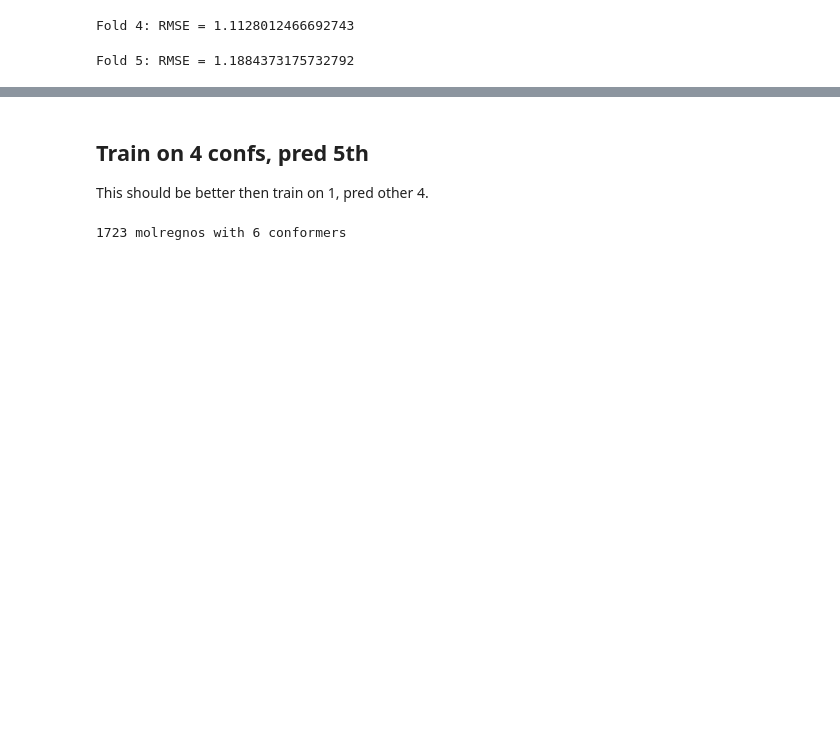
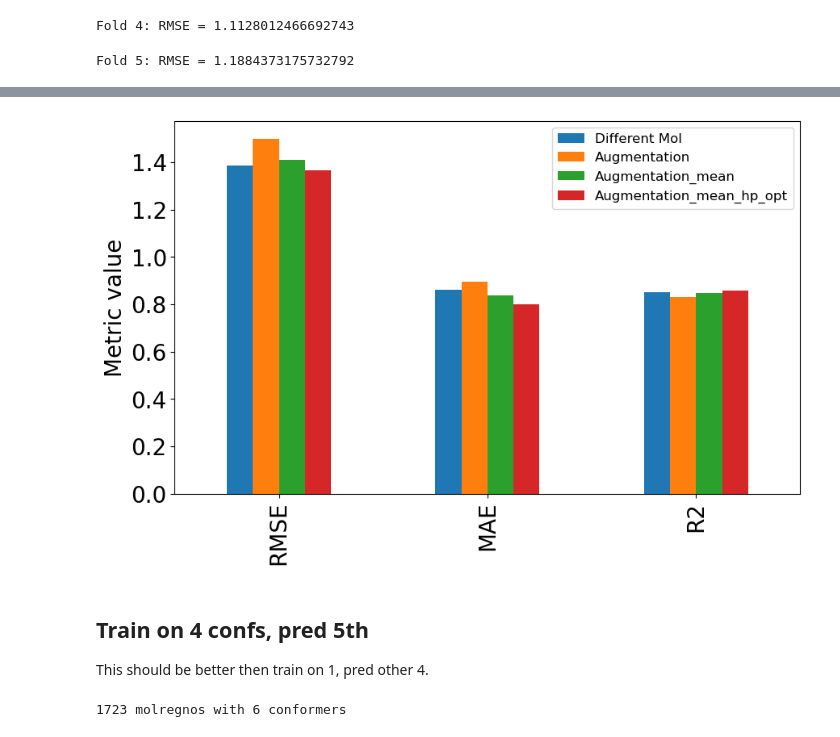
Before and after one commit to Cschiebroek/mdfptools, a Jupyter notebook: carl/Experiments_result_analysis/002_Starting_from_more_conformers.ipynb, the cells around one changed output, grey strips where cells are left out. Cells and saved outputs as stored; diff of their text form; code cells hidden in the pictures; blank space fills up the shorter version.

```diff
--- a/carl/Experiments_result_analysis/002_Starting_from_more_conformers.ipynb
+++ b/carl/Experiments_result_analysis/002_Starting_from_more_conformers.ipynb
@@ -470,3 +484,10 @@ Highest R2: Same Mol Averaged 0.96
+# %%
+df_new_mol.plot(kind='bar', figsize=(10,6), fontsize=20,ylabel='Metric value')
+plt.ylabel('Metric value', fontsize=20)
+plt.legend(fontsize=12)
+plt.show()
+# %% [output]
+[figure, added]
 # %% [markdown]
 ## Train on 4 confs, pred 5th
 This should be better then train on 1, pred other 4.
```
Also changed, not shown: parts of 30 cells of this notebook, 12 other files.
